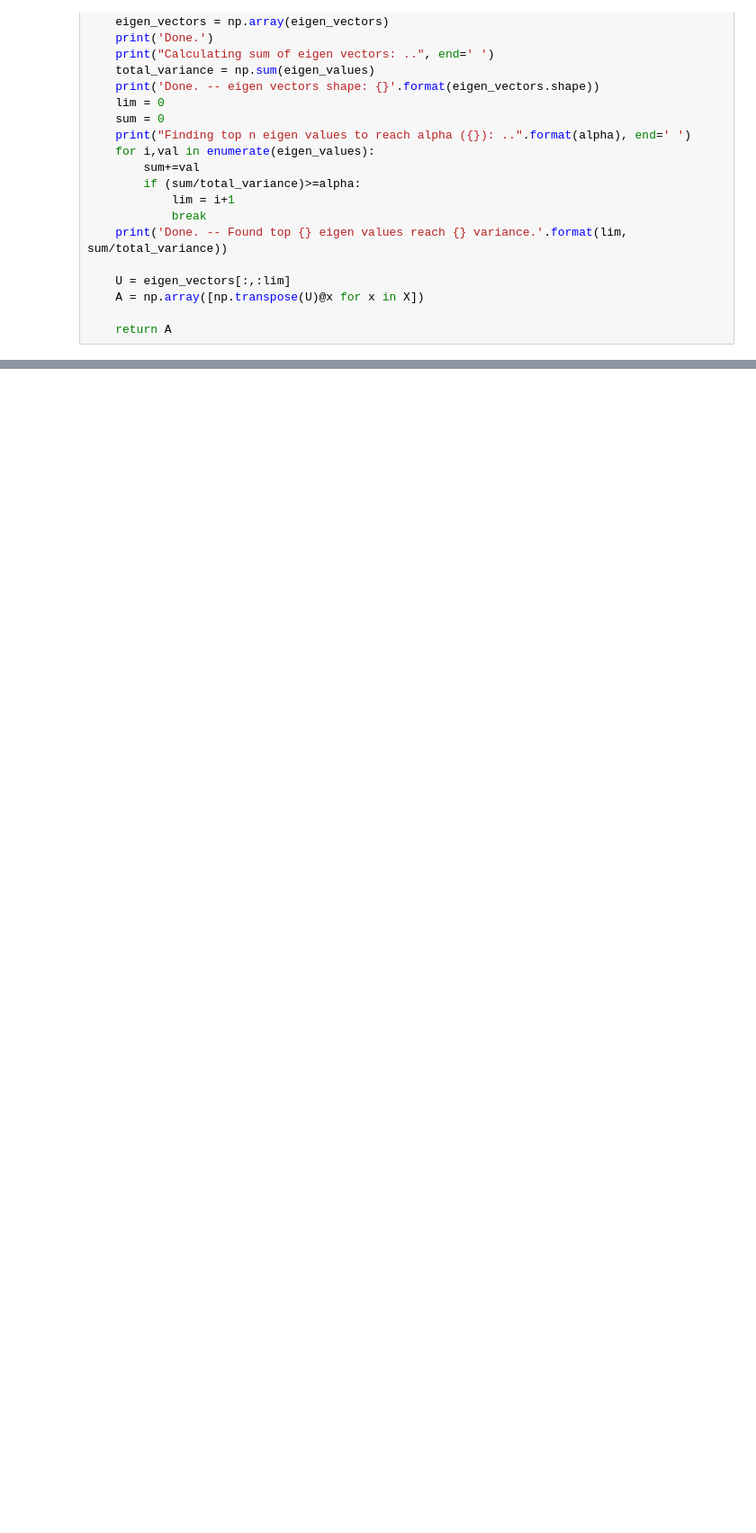
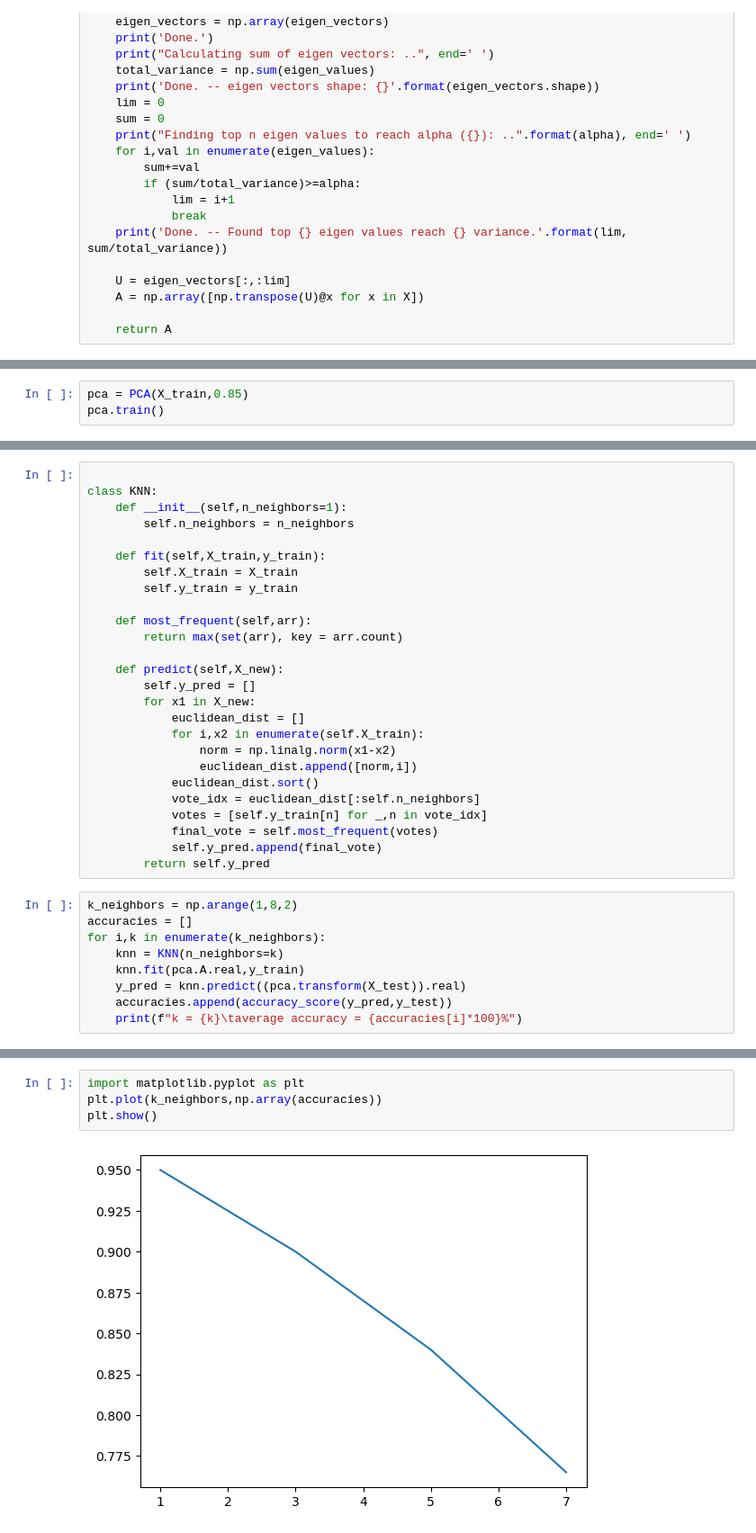
Before and after one commit to mawhab/Face-recognition-using-PCA, a Jupyter notebook: test.ipynb, the cells around one changed output, grey strips where cells are left out. Shown at 90% size. Cells and saved outputs as stored; diff of their text form; blank space fills up the shorter version.

```diff
--- a/test.ipynb
+++ b/test.ipynb
@@ -228,0 +257,3 @@ class PCA:
+# %%
+pca = PCA(X_train,0.85)
+pca.train()
@@ -228,0 +314,35 @@ class PCA:
+# %%
+
+class KNN:
+    def __init__(self,n_neighbors=1):
+        self.n_neighbors = n_neighbors
+
+    def fit(self,X_train,y_train):
+        self.X_train = X_train
+        self.y_train = y_train
+
+    def most_frequent(self,arr):
+        return max(set(arr), key = arr.count)
+
+    def predict(self,X_new):
+        self.y_pred = []
+        for x1 in X_new:
+            euclidean_dist = []
+            for i,x2 in enumerate(self.X_train):
+                norm = np.linalg.norm(x1-x2)
+                euclidean_dist.append([norm,i])
+            euclidean_dist.sort()
+            vote_idx = euclidean_dist[:self.n_neighbors]
+            votes = [self.y_train[n] for _,n in vote_idx]
+            final_vote = self.most_frequent(votes)
+            self.y_pred.append(final_vote)
+        return self.y_pred
+# %%
+k_neighbors = np.arange(1,8,2)
+accuracies = []
+for i,k in enumerate(k_neighbors):
+    knn = KNN(n_neighbors=k)
+    knn.fit(pca.A.real,y_train)
+    y_pred = knn.predict((pca.transform(X_test)).real)
+    accuracies.append(accuracy_score(y_pred,y_test))
+    print(f"k = {k}\taverage accuracy = {accuracies[i]*100}%")
@@ -228,0 +354,6 @@ class PCA:
+# %%
+import matplotlib.pyplot as plt
+plt.plot(k_neighbors,np.array(accuracies))
+plt.show()
+# %% [output]
+[figure, added]
```
Also changed, not shown: parts of 18 cells of this notebook.
